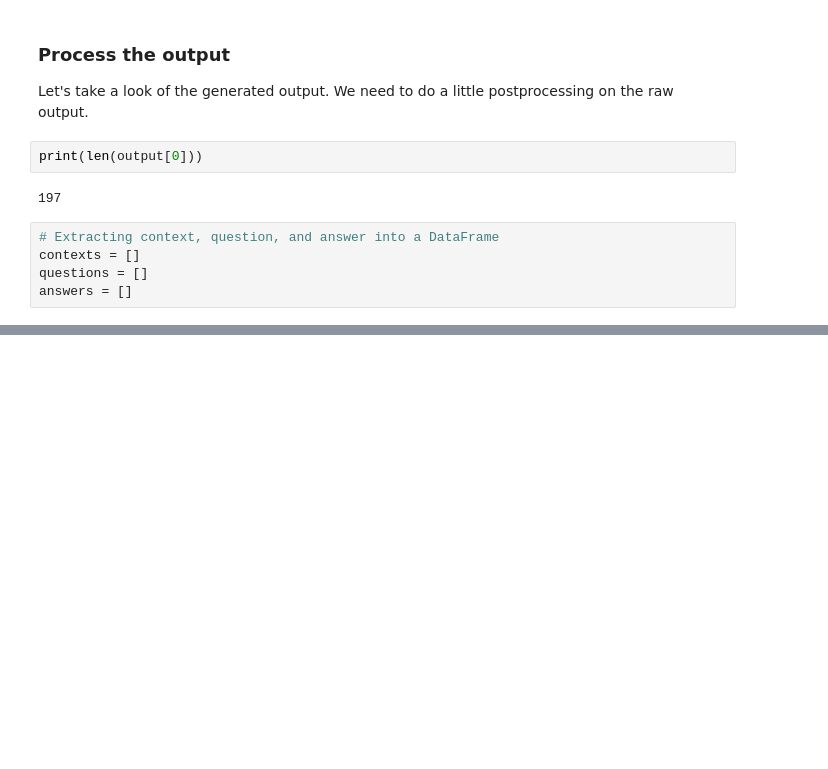
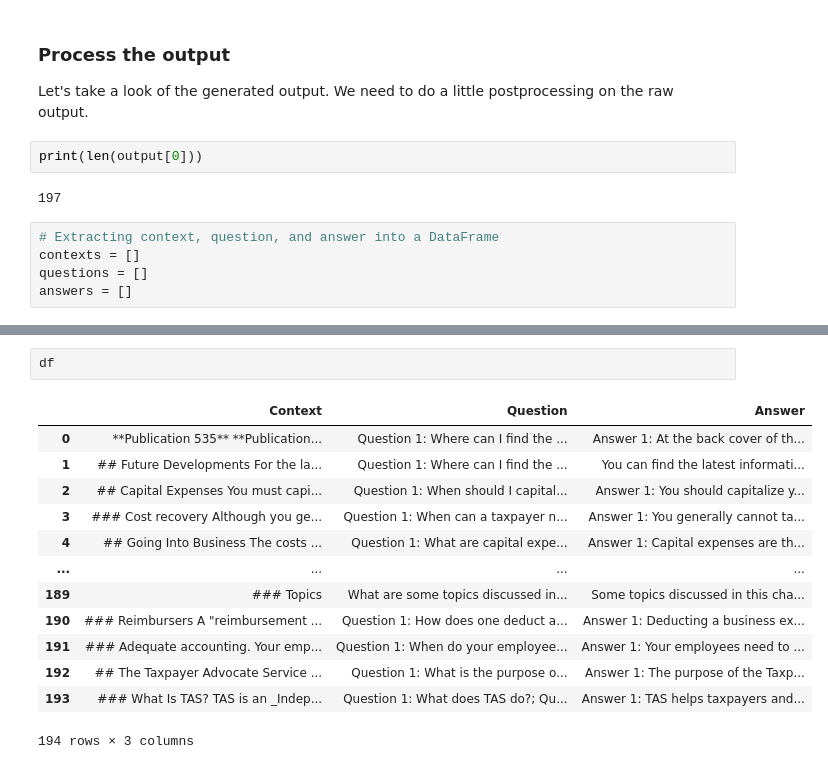
Before and after one commit to frank-suwen/uniflow, a Jupyter notebook: example/transform/huggingface_pdf_source_irs_QA.ipynb, the cells around one changed output, grey strips where cells are left out. Saved outputs shown, nothing was run; the diff lists cells and outputs as text; blank space fills up the shorter version.

```diff
--- a/example/transform/huggingface_pdf_source_irs_QA.ipynb
+++ b/example/transform/huggingface_pdf_source_irs_QA.ipynb
@@ -172,3 +327,19 @@ answers = []
+# %%
+df
+# %% [output]
+|  | Context | Question | Answer |
+| 0 | **Publication 535** **Publication... | Question 1: Where can I find the ... | Answer 1: At the back cover of th... |
+| 1 | ## Future Developments For the la... | Question 1: Where can I find the ... | You can find the latest informati... |
+| 2 | ## Capital Expenses You must capi... | Question 1: When should I capital... | Answer 1: You should capitalize y... |
+| 3 | ### Cost recovery Although you ge... | Question 1: When can a taxpayer n... | Answer 1: You generally cannot ta... |
+| 4 | ## Going Into Business The costs ... | Question 1: What are capital expe... | Answer 1: Capital expenses are th... |
+| ... | ... | ... | ... |
+| 189 | ### Topics | What are some topics discussed in... | Some topics discussed in this cha... |
+| 190 | ### Reimbursers A "reimbursement ... | Question 1: How does one deduct a... | Answer 1: Deducting a business ex... |
+| 191 | ### Adequate accounting. Your emp... | Question 1: When do your employee... | Answer 1: Your employees need to ... |
+| 192 | ## The Taxpayer Advocate Service ... | Question 1: What is the purpose o... | Answer 1: The purpose of the Taxp... |
+| 193 | ### What Is TAS? TAS is an _Indep... | Question 1: What does TAS do?; Qu... | Answer 1: TAS helps taxpayers and... |
+194 rows × 3 columns
 # %%
 for item in output[0]:
     for i in item.get('output', []):
```
Also changed, not shown: parts of 15 cells of this notebook.
